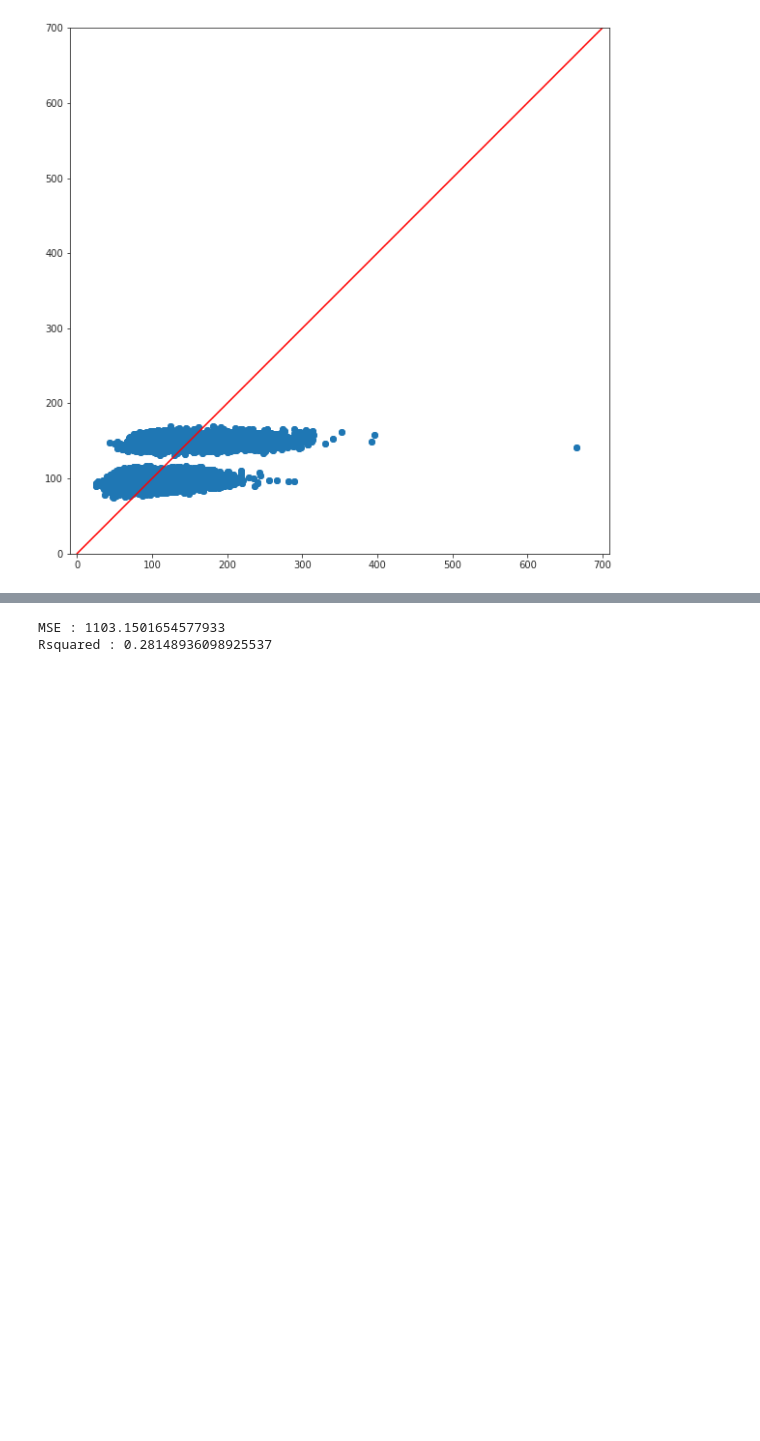
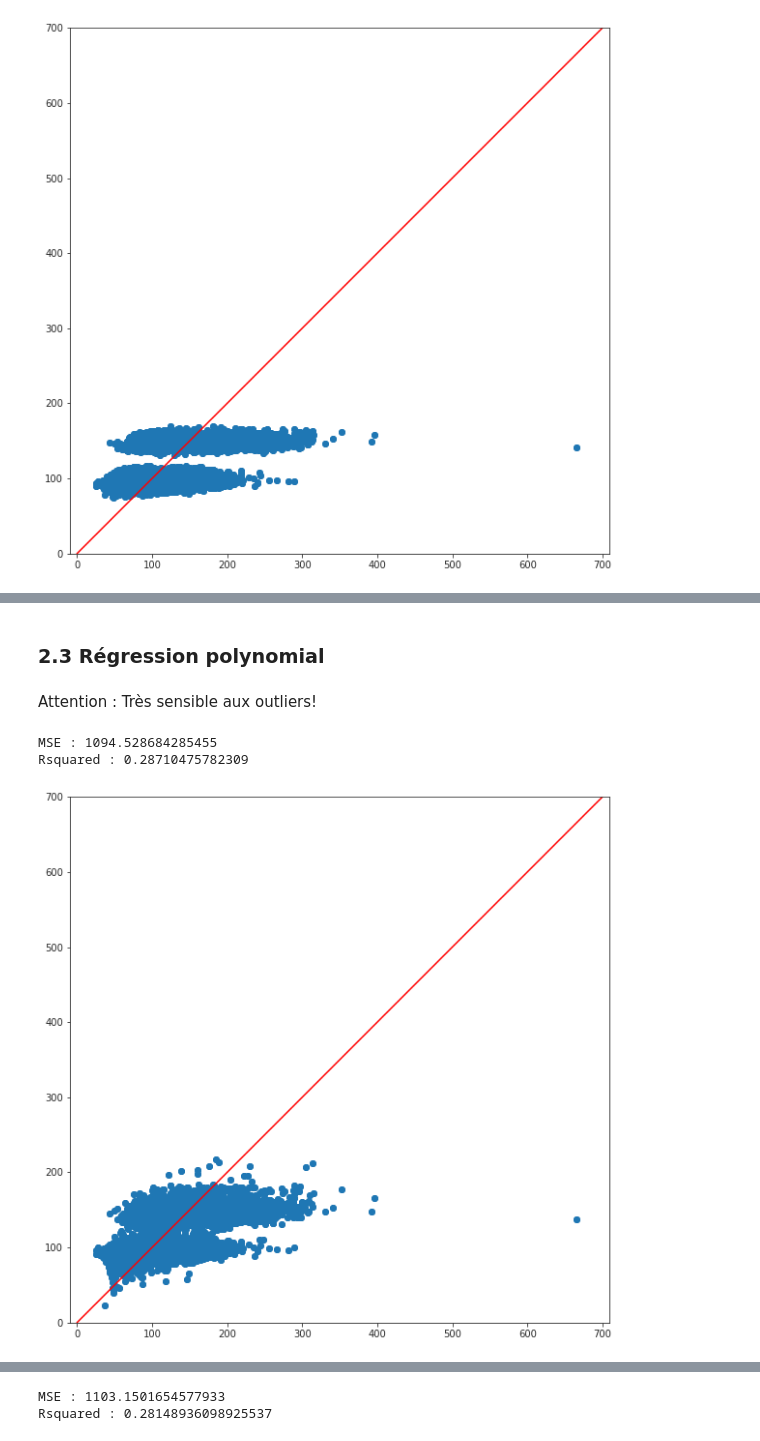
Before and after one commit to CesarRoaldes/tennis_match_time, a Jupyter notebook: Features engineering.ipynb, the cells around one changed output, grey strips where cells are left out. Saved outputs shown, nothing was run; the diff lists cells and outputs as text; code cells hidden in the pictures; blank space fills up the shorter version.

```diff
--- a/Features engineering.ipynb
+++ b/Features engineering.ipynb
@@ -234,0 +312,4 @@ plt.show()
+# %% [markdown]
+### 2.3 Régression polynomial
+# %% [markdown]
+Attention : Très sensible aux outliers!
@@ -235 +318,21 @@ plt.show()
+# %%
+X_poly = PolynomialFeatures(degree = 2).fit_transform(X)
+regPoly = LinearRegression().fit(X_poly, y.values)
+# %%
+y_pred = regPoly.predict(X_poly)
+print('MSE :', mean_squared_error(y.values, y_pred),
+      '\nRsquared :', regPoly.score(X_poly, y.values))
+# %% [output]
+MSE : 1094.528684285455
+Rsquared : 0.28710475782309
+# %%
+plt.figure(figsize=(10,10))
+plt.scatter(y.values, y_pred)
+plt.plot([0,700], [0,700], color='red')
+plt.axis('equal')
+plt.xlim((0,700))
+plt.ylim((0,700))
+plt.show()
+# %% [output]
+[figure, added]
 # %% [markdown]
```
Also changed, not shown: parts of 14 cells of this notebook, 1 other file.
